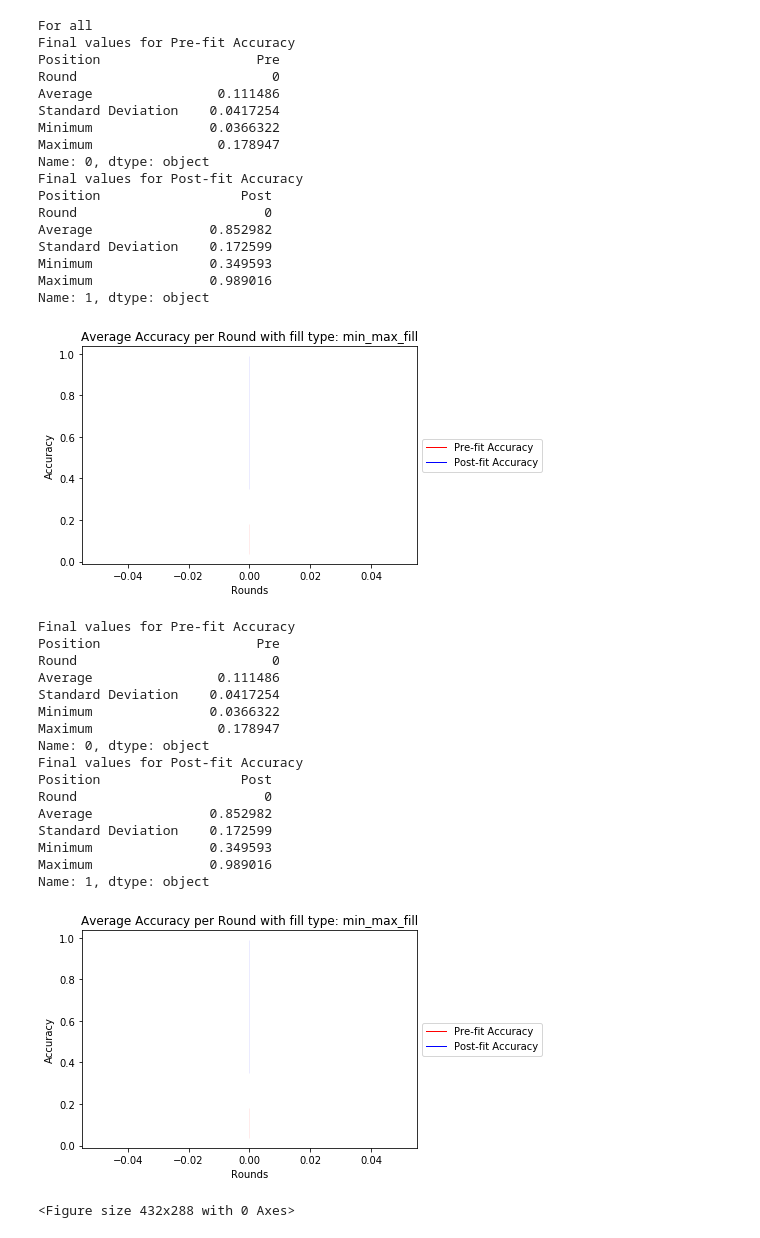
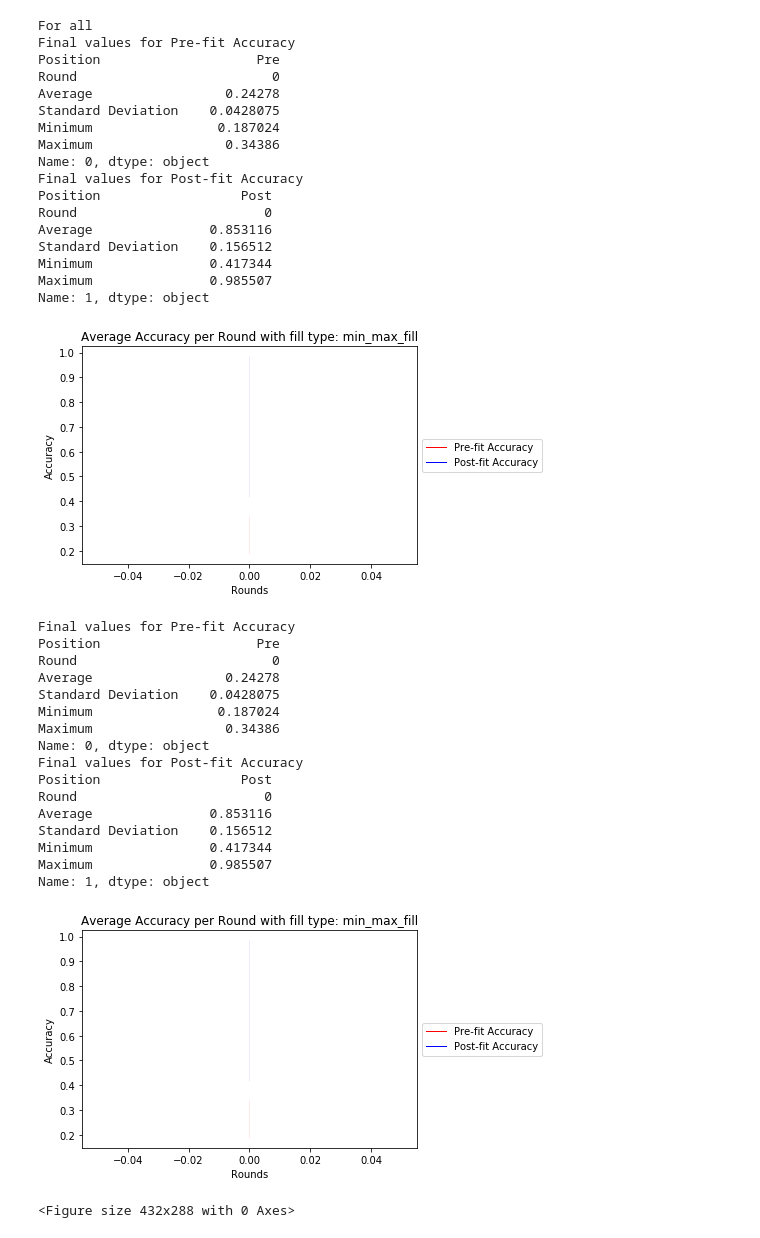
Before and after one commit to Kimi450/Federated-Machine-Learning, a Jupyter notebook: src/refactored_code_2.ipynb, the cells around one changed output. Drawn from its saved outputs; the diff is of its cells as text; code cells hidden in the pictures.

Commit message:
Added seeding to random shuffling of data set
Commented out the global random seeds for modules as it didnt have an
effect and the seeds are being passed in anyway

```diff
--- a/src/refactored_code_2.ipynb
+++ b/src/refactored_code_2.ipynb
@@ -622,19 +589,16 @@ def avg_round_stats(users, std_dev_fill = False, min_max_fill = False,
     plt.clf()
     return df
 # %%
+
 #### algorithm:
 df = read_file("../dataset/allUsers.lcl.csv")
-df_unshuffled = df
 # shuffle the records
 # df = df.sample(frac = 1)
 
-# reading this number of times can lead to the dataset
-# being rearranged every time
-# so use a seed here or something else to ensure every
-# single time is the same
-# even though currently the np random seed is set,
-# but it probably selects a different seed everytime
-df = df.take(np.random.permutation(df.shape[0]))
+# using below line and not np.random.seed(SEED) as otherwise, that
+# line needs to be called everytime before shuffling the
+# dataframe cause it "moves"
+df = df.take(np.random.RandomState(seed=SEED).permutation(df.shape[0]))
 df.reset_index(drop = True, inplace = True)
 
 averaging_methods = ["all","std_dev","weighed_avg"]
@@ -719,60 +687,60 @@ User 3 has no data, no instance created...
 # %%
 ignore_first_n = 0
 final_values = True
 
 print("For all")
 
 
 df_avg_round_stats_acc = avg_round_stats(users_all,
                                          ignore_first_n = ignore_first_n,
                                          min_max_fill = True,
                                          accuracy = True,
                                          final_values = final_values)
 
 
 
 df_avg_round_stats_acc = avg_round_stats(users_all_2,
                                          ignore_first_n = ignore_first_n,
                                          min_max_fill = True,
                                          accuracy = True,
                                          final_values = final_values)
-0.989016
+# 0.989931
 # %% [output]
 For all
 Final values for Pre-fit Accuracy
 Position                    Pre
 Round                         0
-Average                0.111486
-Standard Deviation    0.0417254
-Minimum               0.0366322
-Maximum                0.178947
+Average                 0.24278
+Standard Deviation    0.0428075
+Minimum                0.187024
+Maximum                 0.34386
 Name: 0, dtype: object
 Final values for Post-fit Accuracy
 Position                  Post
 Round                        0
-Average               0.852982
-Standard Deviation    0.172599
-Minimum               0.349593
-Maximum               0.989016
+Average               0.853116
+Standard Deviation    0.156512
+Minimum               0.417344
+Maximum               0.985507
 Name: 1, dtype: object
-[figure, old version]
+[figure, new version]
 Final values for Pre-fit Accuracy
 Position                    Pre
 Round                         0
-Average                0.111486
-Standard Deviation    0.0417254
-Minimum               0.0366322
-Maximum                0.178947
+Average                 0.24278
+Standard Deviation    0.0428075
+Minimum                0.187024
+Maximum                 0.34386
 Name: 0, dtype: object
 Final values for Post-fit Accuracy
 Position                  Post
 Round                        0
-Average               0.852982
-Standard Deviation    0.172599
-Minimum               0.349593
-Maximum               0.989016
+Average               0.853116
+Standard Deviation    0.156512
+Minimum               0.417344
+Maximum               0.985507
 Name: 1, dtype: object
-[figure, old version]
+[figure, new version]
 <Figure size 432x288 with 0 Axes>
 # %%
 # """
```
Also changed, not shown: parts of 4 cells of this notebook.
